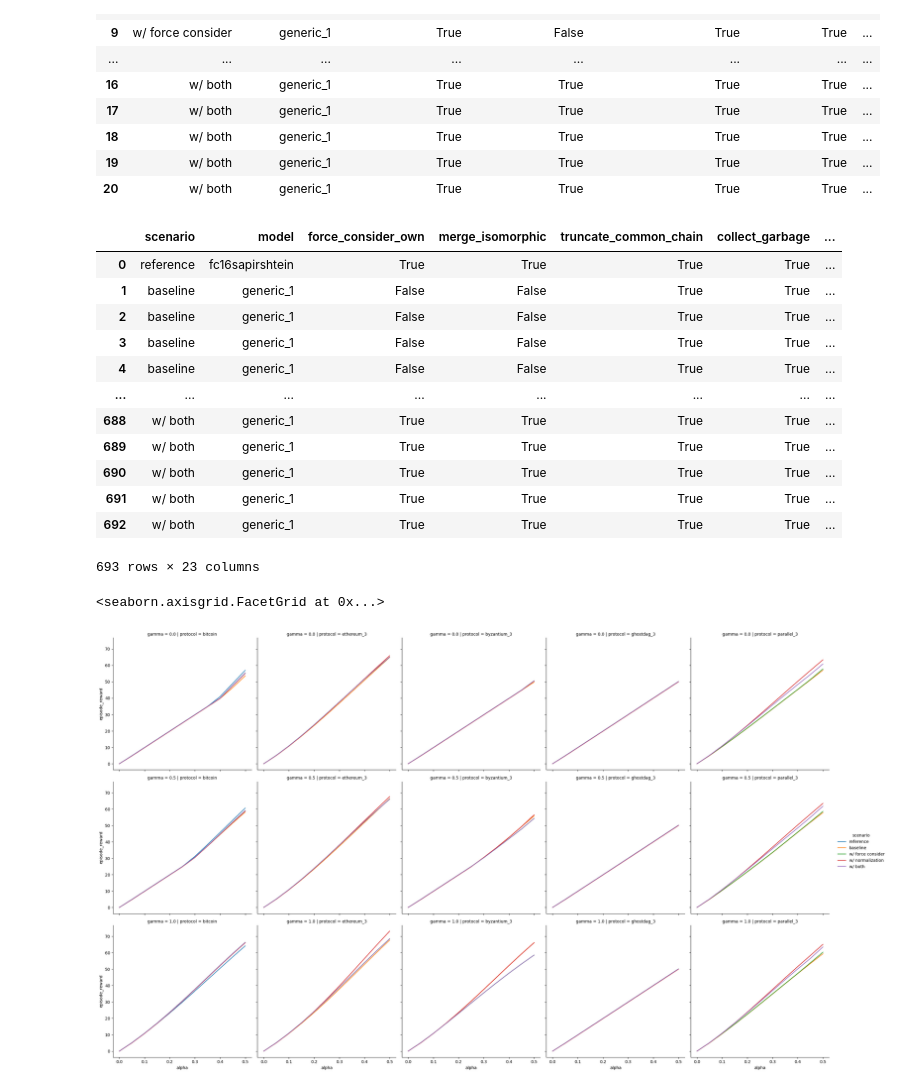
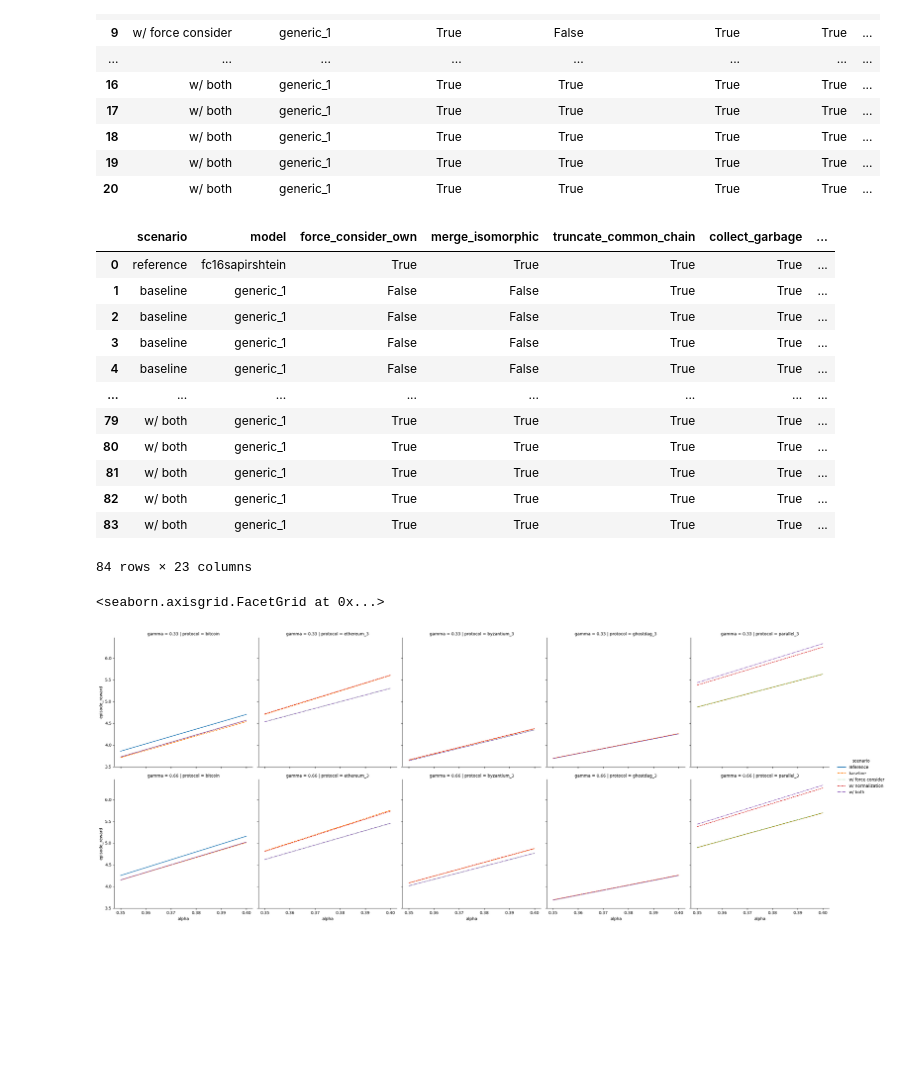
Before and after one commit to pkel/cpr, a Jupyter notebook: mdp/6-evaluate-model-optimizations.ipynb, the cells around one changed output. Drawn from its saved outputs; the diff is of its cells as text; code cells hidden in the pictures; blank space fills up the shorter version.

```diff
--- a/mdp/6-evaluate-model-optimizations.ipynb
+++ b/mdp/6-evaluate-model-optimizations.ipynb
@@ -38,15 +38,17 @@ mdps
 | 20 | w/ both | generic_1 | True | True | True | True | ... |
 # %%
 networks = []
-for alpha in range(5, 51, 5):
-    for gamma in [0, 0.5, 1]:
+# for alpha in range(5, 51, 5):
+for alpha in range(35, 41, 5):
+    for gamma in [0.33, 0.66]:
+        # for gamma in [0, 0.5, 1]:
         networks.append(dict(alpha=alpha / 100, gamma=gamma))
 # pandas.DataFrame(networks)
 # %%
-horizon = 100
+horizon = 10
 stop_delta = (
-    0.00001 * horizon
-)  # value iteration stops when no value estimate changes more than this value
+    0.0001  # value iteration stops when no value estimate changes more than this value
+)
 
 with tqdm.tqdm(total=len(networks) * len(mdps)) as pbar:
     rows = []
@@ -88,25 +90,26 @@ df
 | 3 | baseline | generic_1 | False | False | True | True | ... |
 | 4 | baseline | generic_1 | False | False | True | True | ... |
 | ... | ... | ... | ... | ... | ... | ... | ... |
-| 688 | w/ both | generic_1 | True | True | True | True | ... |
-| 689 | w/ both | generic_1 | True | True | True | True | ... |
-| 690 | w/ both | generic_1 | True | True | True | True | ... |
-| 691 | w/ both | generic_1 | True | True | True | True | ... |
-| 692 | w/ both | generic_1 | True | True | True | True | ... |
+| 79 | w/ both | generic_1 | True | True | True | True | ... |
+| 80 | w/ both | generic_1 | True | True | True | True | ... |
+| 81 | w/ both | generic_1 | True | True | True | True | ... |
+| 82 | w/ both | generic_1 | True | True | True | True | ... |
+| 83 | w/ both | generic_1 | True | True | True | True | ... |
-693 rows × 23 columns
+84 rows × 23 columns
 # %%
 seaborn.relplot(
     data=df,
     kind="line",
     x="alpha",
     y="episode_reward",
     col="protocol",
     hue="scenario",
+    style="scenario",
     row="gamma",
 )
 # %% [output]
 <seaborn.axisgrid.FacetGrid at 0x...>
-[figure, old version]
+[figure, new version]
 # %%
 seaborn.relplot(
     data=df,
```
Also changed, not shown: parts of 11 cells of this notebook, 2 other files.
